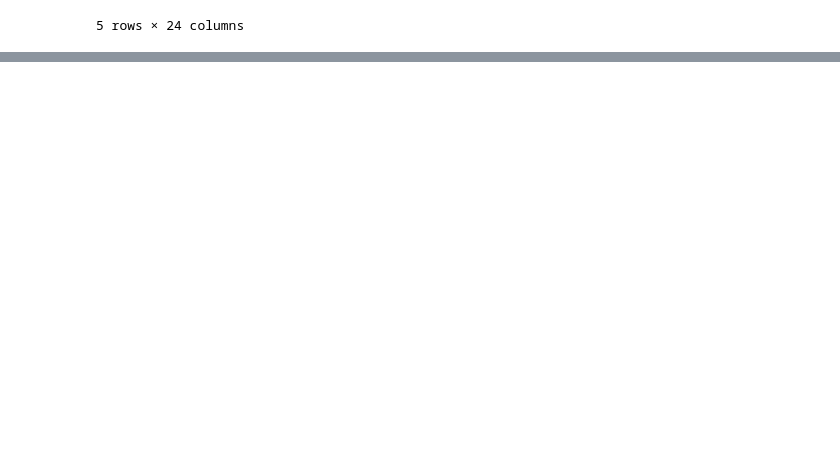
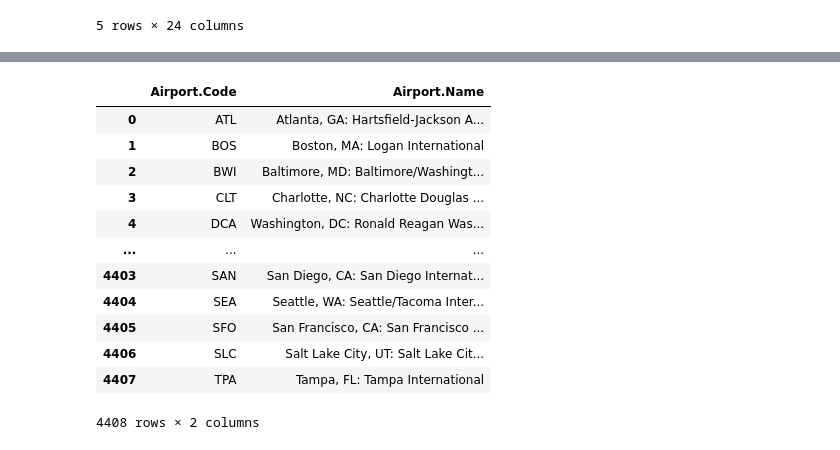
Before and after one commit to Mahdi-Miri/pandas, a Jupyter notebook: pandas.ipynb, the cells around one changed output, grey strips where cells are left out. Saved outputs shown, nothing was run; the diff lists cells and outputs as text; code cells hidden in the pictures; blank space fills up the shorter version.

```diff
--- a/pandas.ipynb
+++ b/pandas.ipynb
@@ -28,0 +88,18 @@ data.head()
+# %%
+df0 = data[['Airport.Code','Airport.Name']]
+# %%
+df0
+# %% [output]
+|  | Airport.Code | Airport.Name |
+| 0 | ATL | Atlanta, GA: Hartsfield-Jackson A... |
+| 1 | BOS | Boston, MA: Logan International |
+| 2 | BWI | Baltimore, MD: Baltimore/Washingt... |
+| 3 | CLT | Charlotte, NC: Charlotte Douglas ... |
+| 4 | DCA | Washington, DC: Ronald Reagan Was... |
+| ... | ... | ... |
+| 4403 | SAN | San Diego, CA: San Diego Internat... |
+| 4404 | SEA | Seattle, WA: Seattle/Tacoma Inter... |
+| 4405 | SFO | San Francisco, CA: San Francisco ... |
+| 4406 | SLC | Salt Lake City, UT: Salt Lake Cit... |
+| 4407 | TPA | Tampa, FL: Tampa International |
+4408 rows × 2 columns
```
Also changed, not shown: parts of 6 cells of this notebook.
